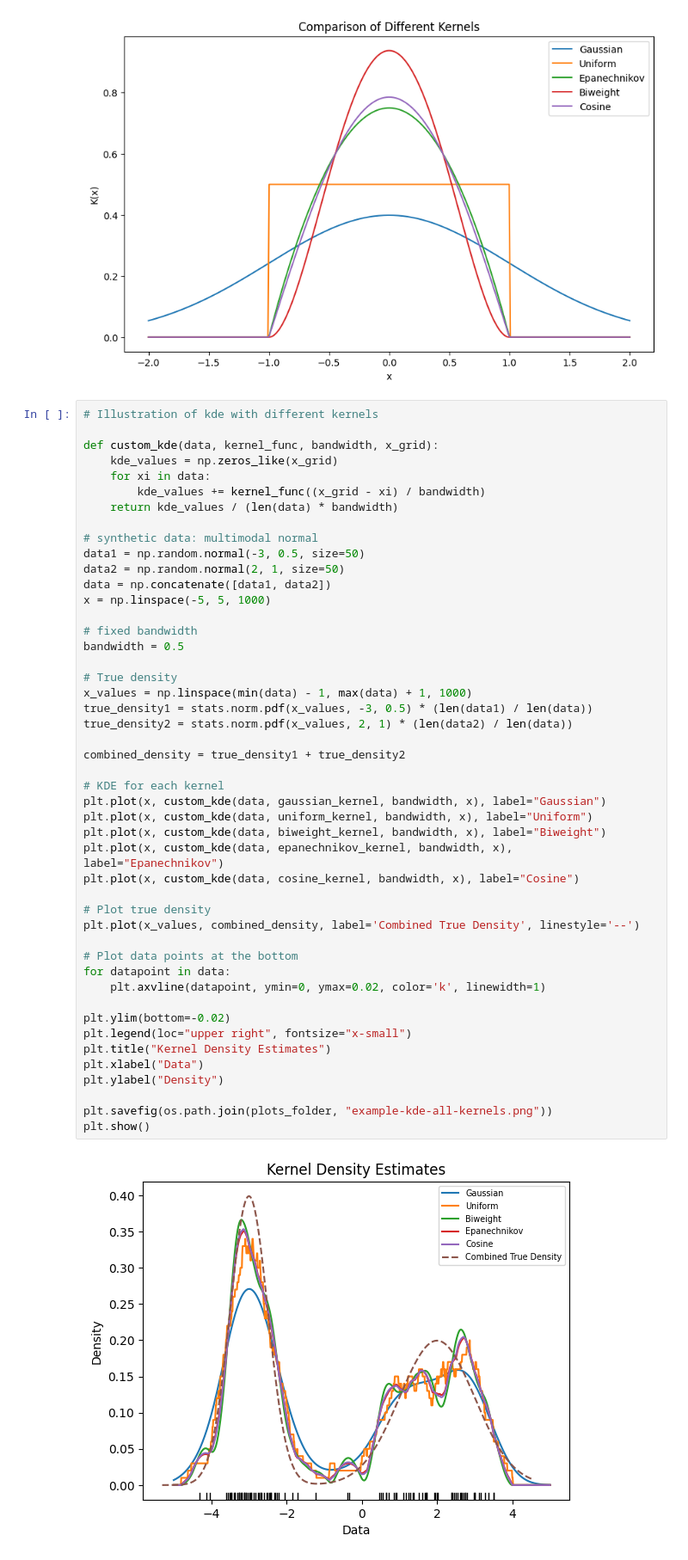
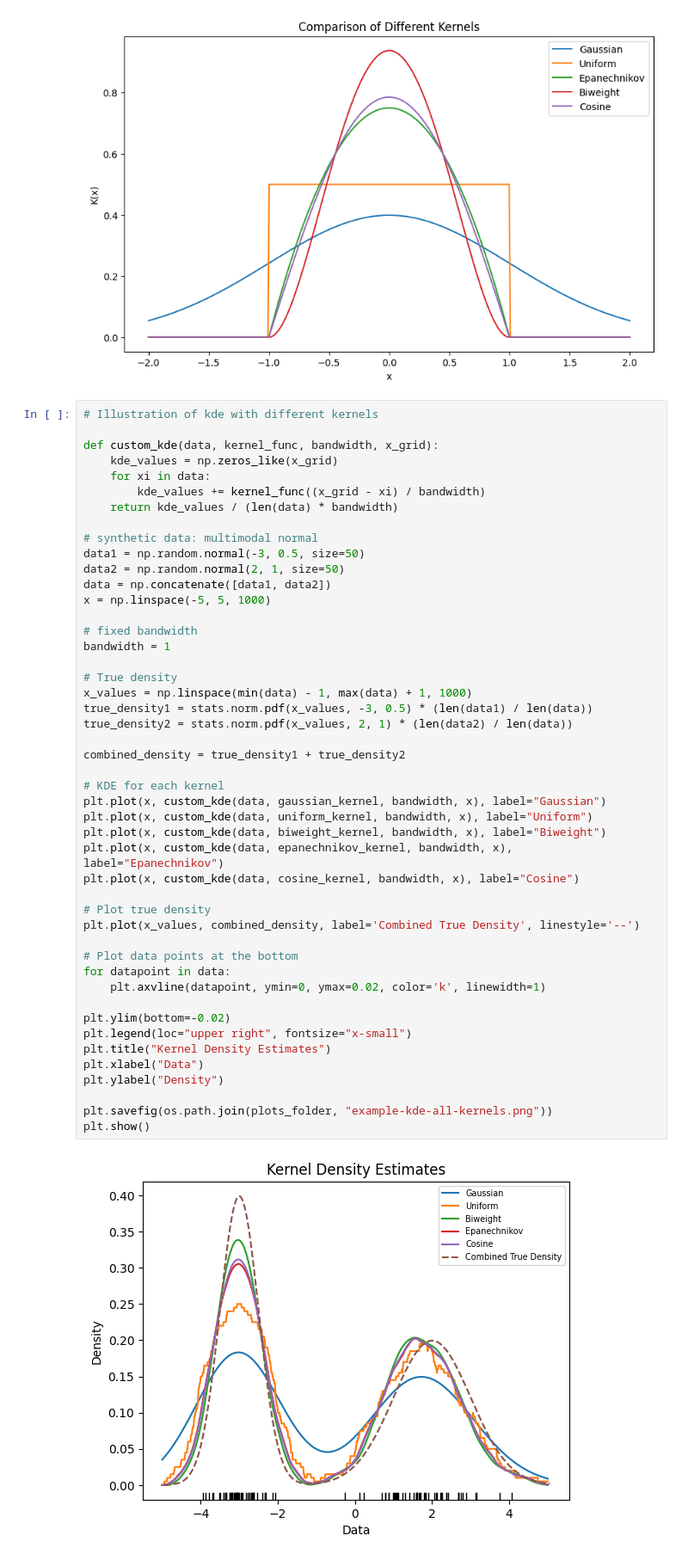
Before and after one commit to abalone88/nonparam-stats-proj, a Jupyter notebook: code/chp2-nonparam-density/univariate-kernels.ipynb, the cells around one changed output. Shown at 86% size. Drawn from its saved outputs; the diff is of its cells as text.

```diff
--- a/code/chp2-nonparam-density/univariate-kernels.ipynb
+++ b/code/chp2-nonparam-density/univariate-kernels.ipynb
@@ -169,39 +171,39 @@ data = np.concatenate([data1, data2])
 x = np.linspace(-5, 5, 1000)
 
 # fixed bandwidth
-bandwidth = 0.5
+bandwidth = 1
 
 # True density
 x_values = np.linspace(min(data) - 1, max(data) + 1, 1000)
 true_density1 = stats.norm.pdf(x_values, -3, 0.5) * (len(data1) / len(data))
 true_density2 = stats.norm.pdf(x_values, 2, 1) * (len(data2) / len(data))
 
 combined_density = true_density1 + true_density2
 
 # KDE for each kernel
 plt.plot(x, custom_kde(data, gaussian_kernel, bandwidth, x), label="Gaussian")
 plt.plot(x, custom_kde(data, uniform_kernel, bandwidth, x), label="Uniform")
 plt.plot(x, custom_kde(data, biweight_kernel, bandwidth, x), label="Biweight")
 plt.plot(x, custom_kde(data, epanechnikov_kernel, bandwidth, x), label="Epanechnikov")
 plt.plot(x, custom_kde(data, cosine_kernel, bandwidth, x), label="Cosine")
 
 # Plot true density
 plt.plot(x_values, combined_density, label='Combined True Density', linestyle='--')
 
 # Plot data points at the bottom
 for datapoint in data:
     plt.axvline(datapoint, ymin=0, ymax=0.02, color='k', linewidth=1)
 
 plt.ylim(bottom=-0.02)
 plt.legend(loc="upper right", fontsize="x-small")
 plt.title("Kernel Density Estimates")
 plt.xlabel("Data")
 plt.ylabel("Density")
 
 plt.savefig(os.path.join(plots_folder, "example-kde-all-kernels.png"))
 plt.show()
 # %% [output]
-[figure, old version]
+[figure, new version]
 # %%
 # Individual plots for clearer visualisaiton
 
```
Also changed, not shown: parts of 4 cells of this notebook.
